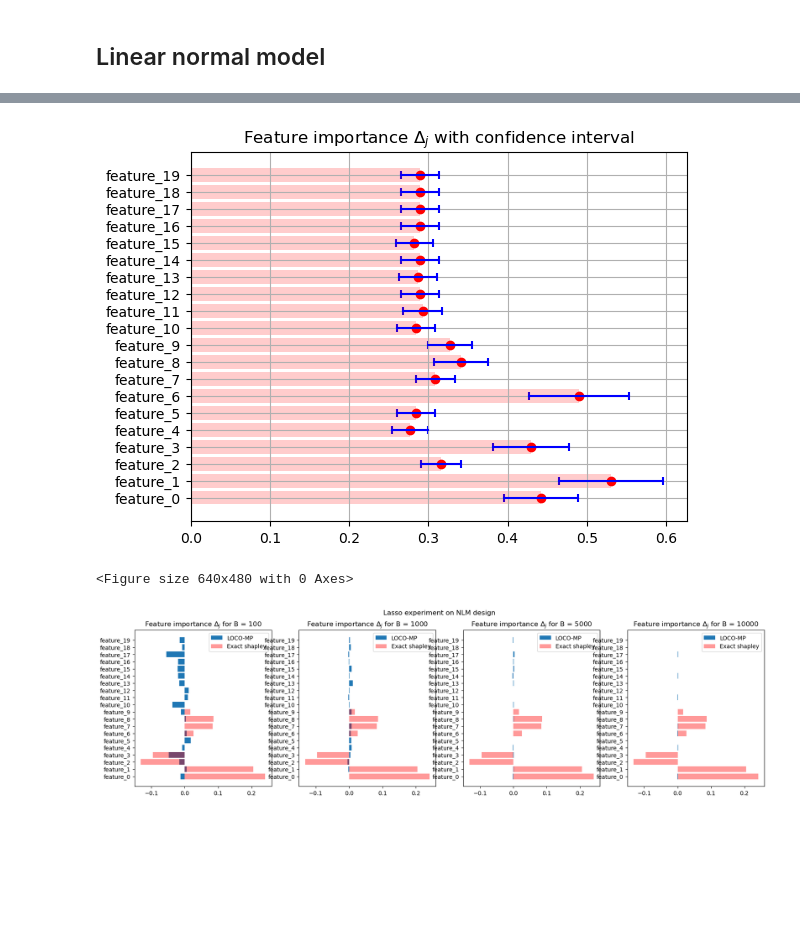
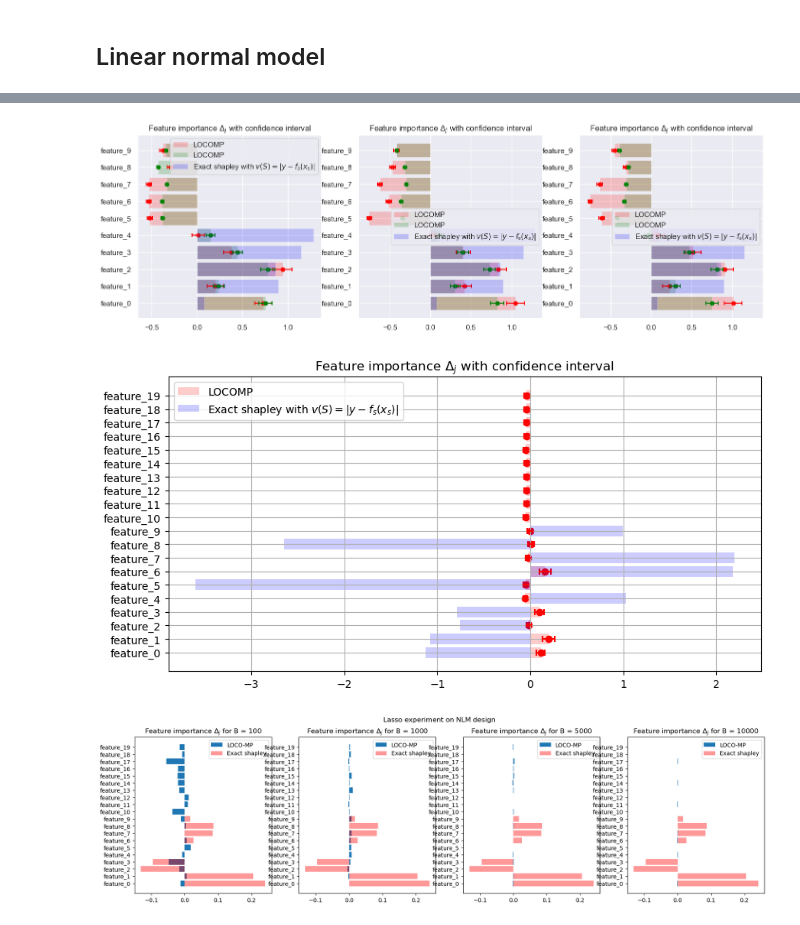
Before and after one commit to erialc-cal/ShapleyMP, a Jupyter notebook: ExpRegression_Presentation.ipynb, the cells around one changed output, grey strips where cells are left out. Drawn from its saved outputs; the diff is of its cells as text; code cells hidden in the pictures; blank space fills up the shorter version.

```diff
--- a/ExpRegression_Presentation.ipynb
+++ b/ExpRegression_Presentation.ipynb
@@ -77,0 +178,3 @@ plt.savefig('./figures/NLM_Lasso_feature_plot_CI.svg')
+# %%
+from scipy.special import binom
+res =  minipatch_regression(X_train, y_train, X_test, model, x_ratio, 100, plot_prop = True)
@@ -78,12 +232,47 @@ plt.savefig('./figures/NLM_Lasso_feature_plot_CI.svg')
+# %%
+def plot_CI(a, b, c, ax, color):
+    for i in range(len(a)):
+        ax.plot([a[i], c[i]], [i, i], color=color)  # Plot a line segment between (a[i], i) and (c[i], i)
+        ax.scatter([a[i], c[i]], [i, i], marker='|', color=color)  # Plot markers at (a[i], i), (b[i], i), and (c[i], i)
+        ax.scatter(b[i], [i], marker='o', color=color)
+    ax.set_yticks(np.arange(len(a)), ['feature_{}'.format(i) for i in range(len(a))])  # Set y-axis ticks
+
+    # plt.ylabel('Feature importance score')
+    ax.set_title('Feature importance $\Delta_j$ with confidence interval')
+    ax.barh(['feature_{}'.format(i) for i in range(M)], b, color=color, alpha=0.2, label='LOCOMP')
+    ax.grid(True)
+# %%
+B = 500
+fig, ax = plt.subplots(1,3, figsize=(17,5))
+list_x = [0.2, 0.4, 0.6]
+for i in tqdm.tqdm(range(3)):
+    res_random = LOCOMP_random(X,y,list_x[i],B,model, selected_features=[],alpha=0.1,bonf=True)
+    res = LOCOMPReg(X,y,list_x[i], m_ratio,B,model, selected_features=[],alpha=0.1,bonf=True)
+    left = res['loco_ci'][:,2]
+    right = res['loco_ci'][:, 3]
+    delta = res['info'].groupby('j').mean().zz
+    left_r = res_random['loco_ci'][:,2] - res_random['info'].mean().zz
+    right_r = res_random['loco_ci'][:, 3]  - res_random['info'].mean().zz
+    delta_r = res_random['info'].groupby('j').mean().zz - res_random['info'].mean().zz
+    plot_CI(left_r, delta_r, right_r, ax[i], 'red')
+    plot_CI(left, delta, right, ax[i], 'green')
+    ax[i].barh(['feature_{}'.format(i) for i in range(M)],np.abs(np.mean(shap_values_v,axis=0)), color='blue', alpha=0.2, label='Exact shapley with $v(S) = |y-f_s(x_s)|$')
+ax[0].legend()
+plt.suptitle('Comparison with B = {}'.format(B))
+fig.savefig('./figures/NLM_Lasso_feature_plot_CI.svg')
+# %% [output]
+[figure, added]
 # %%
-left = res_random['loco_ci'][:,2]
-right = res_random['loco_ci'][:, 3]
-delta = res_random['info'].groupby('j').mean().zz
-plot_CI(left, delta, right)
+fig, ax = plt.subplots(figsize=(10,5))
+left = res_random['loco_ci'][:,2] - res_random['info'].mean().zz
+right = res_random['loco_ci'][:, 3] - res_random['info'].mean().zz
+delta = res_random['info'].groupby('j').mean().zz - res_random['info'].mean().zz
+plot_CI(left, delta, right, ax,'red')
+ax.barh(['feature_{}'.format(i) for i in range(M)],np.mean(shap_values_v,axis=0), color='blue', alpha=0.2, label='Exact shapley with $v(S) = |y-f_s(x_s)|$')
+ax.legend()
 plt.savefig('./figures/NLM_Lasso_feature_plot_CI_random_patches.svg')
 # %% [output]
-[figure, old version]
+[figure, new version]
-<Figure size 640x480 with 0 Axes>
 # %%
 list_B = [100, 1000, 5000, 10000]
 x_ratio = 0.2
```
Also changed, not shown: parts of 50 cells of this notebook, 14 other files.
